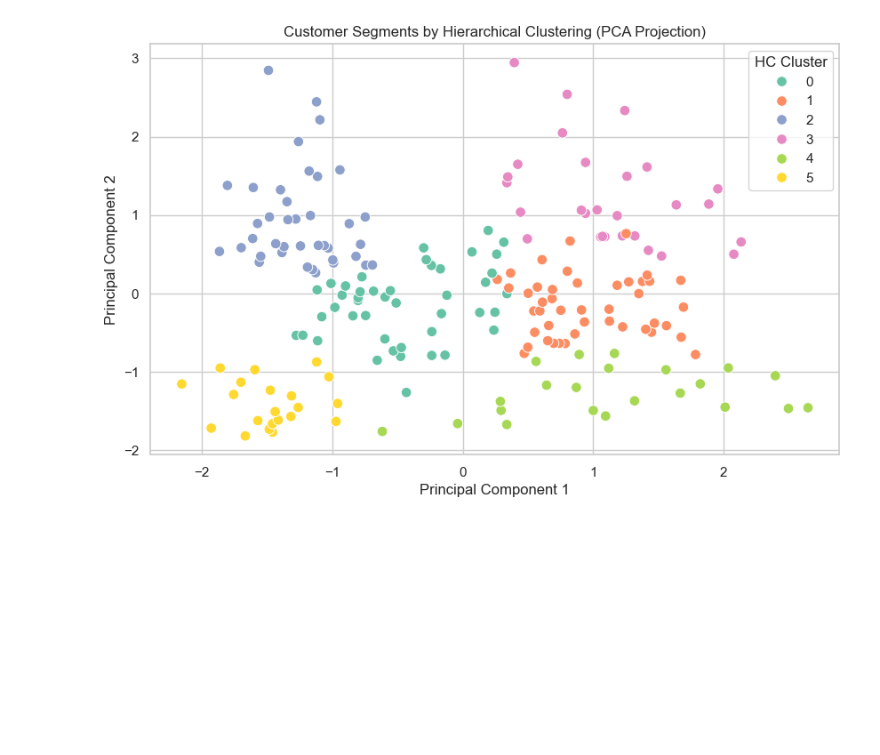
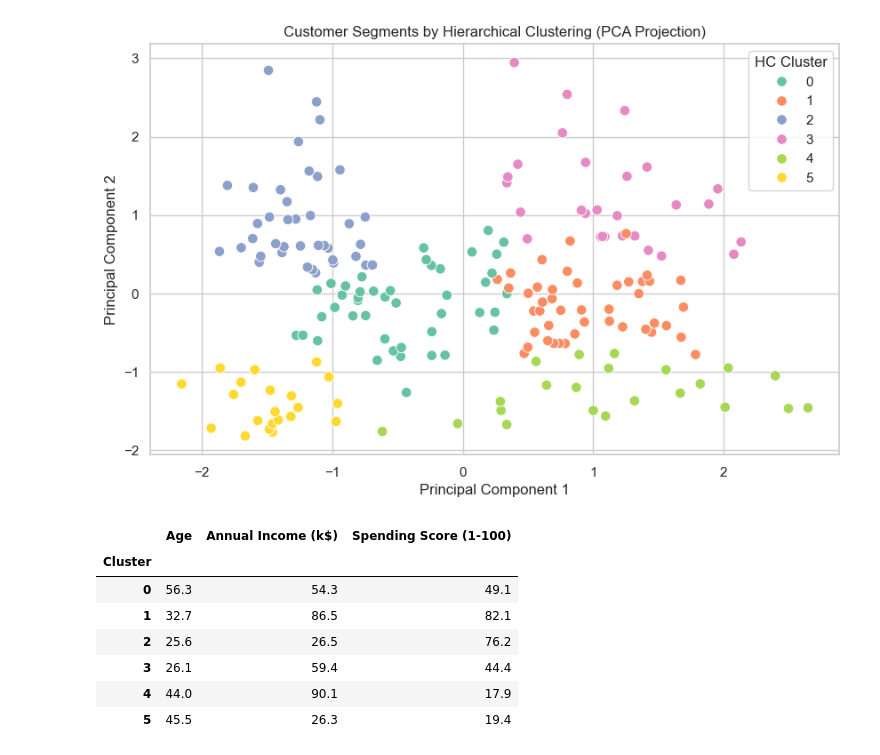
Before and after one commit to sameddemir444/customer-segmentation-project, a Jupyter notebook: notebooks/01-EDA-customer-segmentation.ipynb, the cells around one changed output. Saved outputs shown, nothing was run; the diff lists cells and outputs as text; code cells hidden in the pictures; blank space fills up the shorter version.

Commit message:
project saved, clustering results, insights

```diff
--- a/notebooks/01-EDA-customer-segmentation.ipynb
+++ b/notebooks/01-EDA-customer-segmentation.ipynb
@@ -262,3 +273,16 @@ plt.show()
 # %%
 # In both models, the clusters are well separated when k = 6.
 # Overall, the hierarchical clustering outcome aligns well with the earlier K-Means segmentation, reinforcing the consistency of the grouping logic across different unsupervised learning methods.
+# %%
+# Segment Analysis and Business Insights
+# Show average metrics per K-Means cluster
+df.groupby("Cluster")[["Age", "Annual Income (k$)", "Spending Score (1-100)"]].mean().round(1)
+# %% [output]
+|  | Age | Annual Income (k$) | Spending Score (1-100) |
+| Cluster |  |  |  |
+| 0 | 56.3 | 54.3 | 49.1 |
+| 1 | 32.7 | 86.5 | 82.1 |
+| 2 | 25.6 | 26.5 | 76.2 |
+| 3 | 26.1 | 59.4 | 44.4 |
+| 4 | 44.0 | 90.1 | 17.9 |
+| 5 | 45.5 | 26.3 | 19.4 |
```
Also changed, not shown: parts of 13 cells of this notebook.
